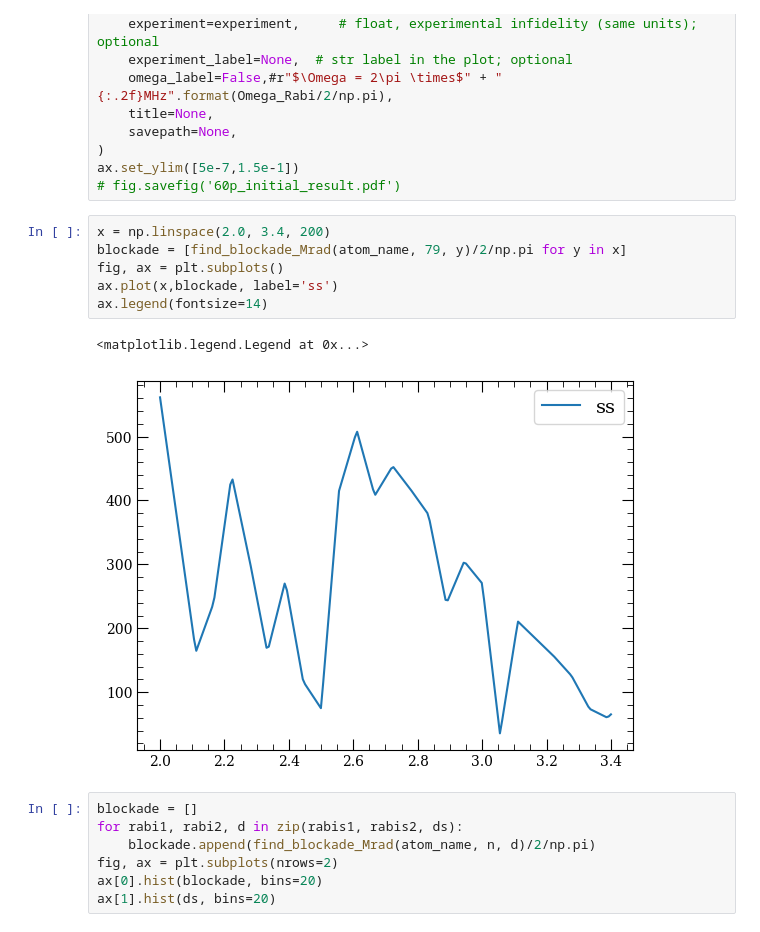
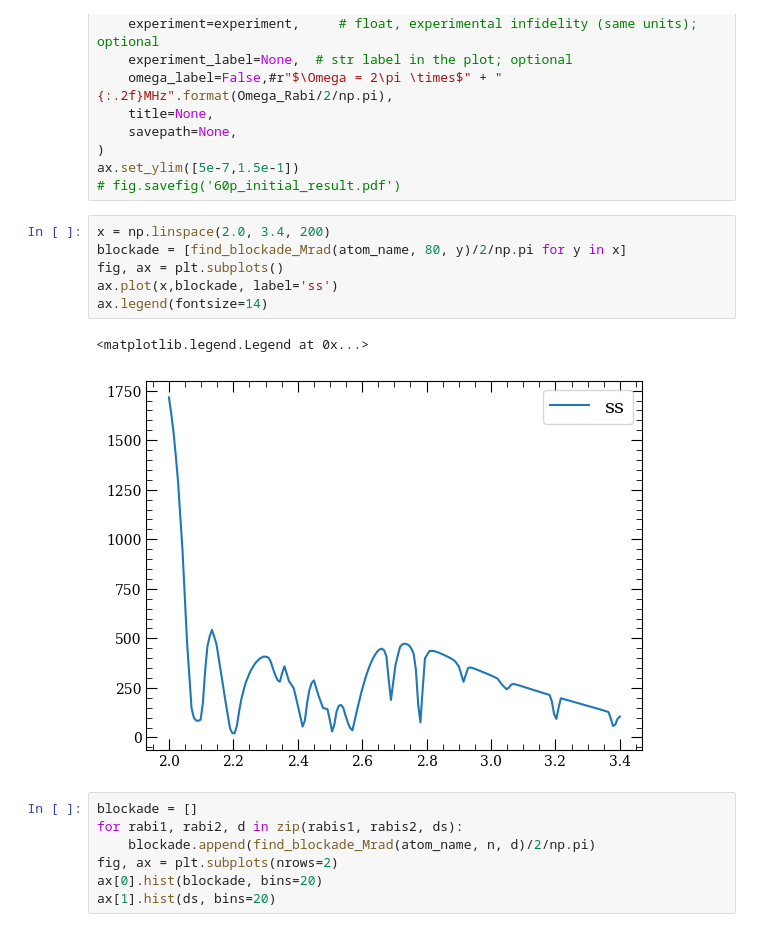
Before and after one commit to Linipun/GateError, a Jupyter notebook: budget.ipynb, the cells around one changed output. Drawn from its saved outputs; the diff is of its cells as text.

```diff
--- a/budget.ipynb
+++ b/budget.ipynb
@@ -377,13 +377,13 @@ ax.set_ylim([5e-7,1.5e-1])
 # fig.savefig('60p_initial_result.pdf')
 # %%
 x = np.linspace(2.0, 3.4, 200)
-blockade = [find_blockade_Mrad(atom_name, 79, y)/2/np.pi for y in x]
+blockade = [find_blockade_Mrad(atom_name, 80, y)/2/np.pi for y in x]
 fig, ax = plt.subplots()
 ax.plot(x,blockade, label='ss')
 ax.legend(fontsize=14)
 # %% [output]
 <matplotlib.legend.Legend at 0x...>
-[figure, old version]
+[figure, new version]
 # %%
 blockade = []
 for rabi1, rabi2, d in zip(rabis1, rabis2, ds):
```
Also changed, not shown: parts of 1 cell of this notebook, 9 other files.
